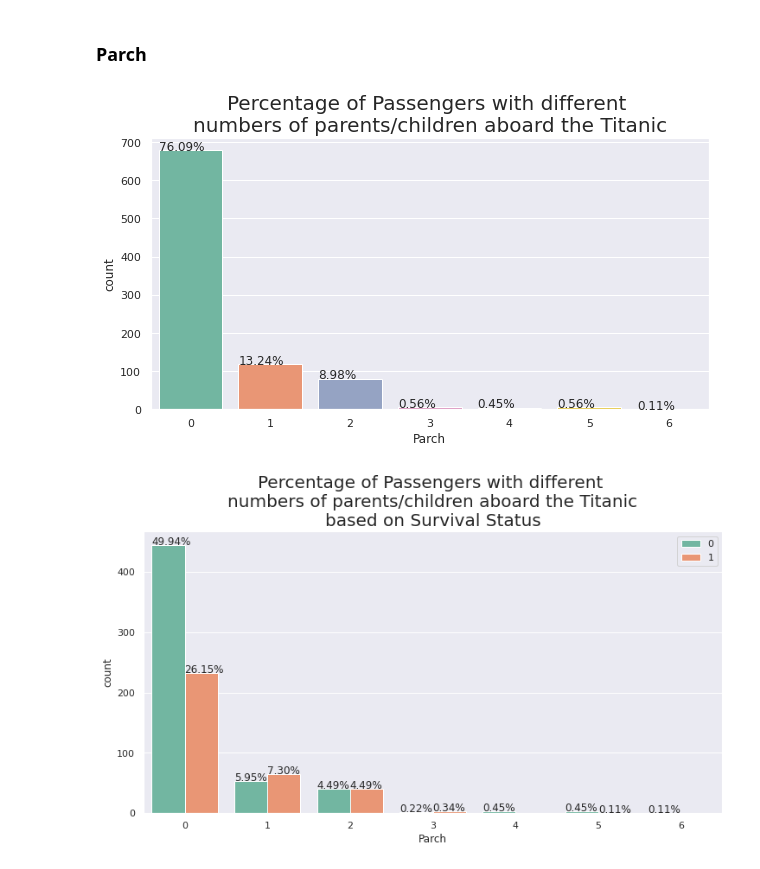
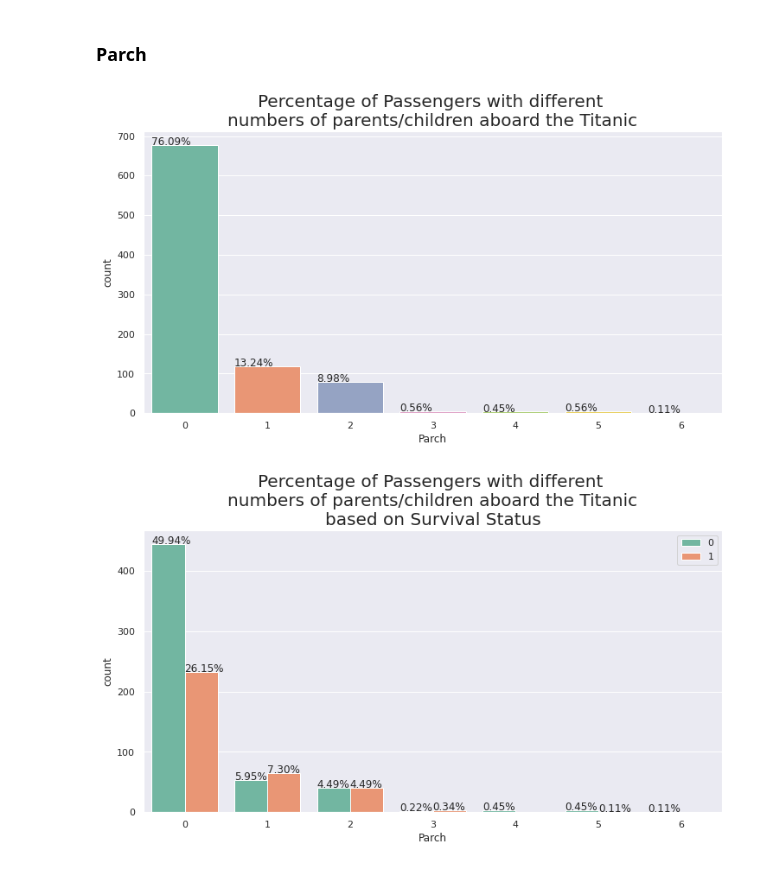
Before and after one commit to SatyaRay003/Titanic-Survival-Prediction, a Jupyter notebook: Titanic_EDA.ipynb, the cells around one changed output. Drawn from its saved outputs; the diff is of its cells as text; code cells hidden in the pictures.

```diff
--- a/Titanic_EDA.ipynb
+++ b/Titanic_EDA.ipynb
@@ -238,9 +250,9 @@ plt.title("Distribution of Fare based on Survival Status of the Passeengers in T
 ### Parch
 # %%
 bar_plot('Parch', numeric_df, 'Set2',
-         "Percentage of Passengers with different \nnumbers of parents/children aboard the Titanic")
+         "Percentage of Passengers with different \nnumbers of parents/children aboard the Titanic", (12, 6))
 # %% [output]
-[figure, old version]
+[figure, new version]
 # %%
 bar_plot('Parch', numeric_df, 'Set2',
          "Percentage of Passengers with different \nnumbers of parents/children aboard the Titanic\nbased on Survival Status",
```
Also changed, not shown: parts of 18 cells of this notebook.
